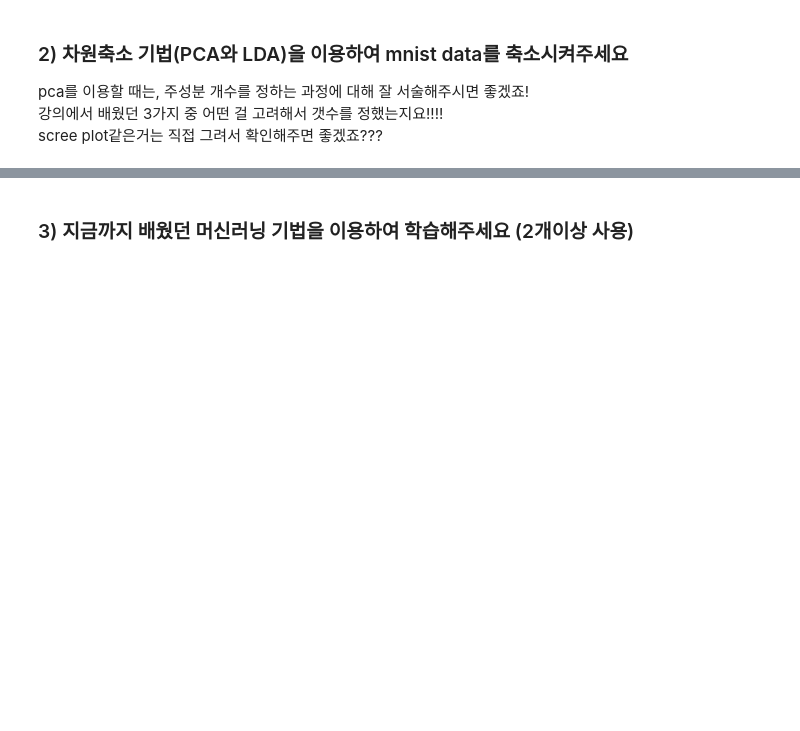
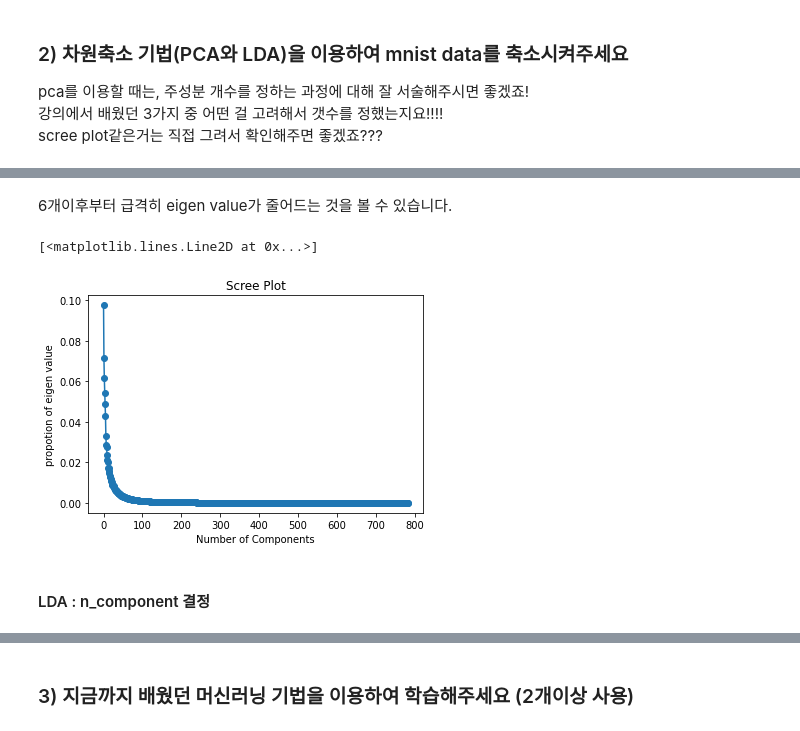
Before and after one commit to jiwoo0212/Tobigs-15-jiwoo, a Jupyter notebook: week5/차원축소/week5_dimensionality_reduction_assignment2.ipynb, the cells around one changed output, grey strips where cells are left out. Saved outputs shown, nothing was run; the diff lists cells and outputs as text; code cells hidden in the pictures; blank space fills up the shorter version.

```diff
--- a/week5/차원축소/week5_dimensionality_reduction_assignment2.ipynb
+++ b/week5/차원축소/week5_dimensionality_reduction_assignment2.ipynb
@@ -96,0 +115,11 @@ from sklearn.decomposition import PCA
+# %% [markdown]
+6개이후부터 급격히 eigen value가 줄어드는 것을 볼 수 있습니다.
+# %%
+# propotion of eigen value
+plt.title('Scree Plot')
+plt.xlabel('Number of Components')
+plt.ylabel('propotion of eigen value')
+plt.plot(pca.explained_variance_ratio_, 'o-')
+# %% [output]
+[<matplotlib.lines.Line2D at 0x...>]
+[figure, added]
@@ -97,2 +129,4 @@ from sklearn.decomposition import PCA
+# %% [markdown]
+#### LDA : n_component 결정
 # %%
 from sklearn.discriminant_analysis import LinearDiscriminantAnalysis
```
Also changed, not shown: parts of 27 cells of this notebook.
